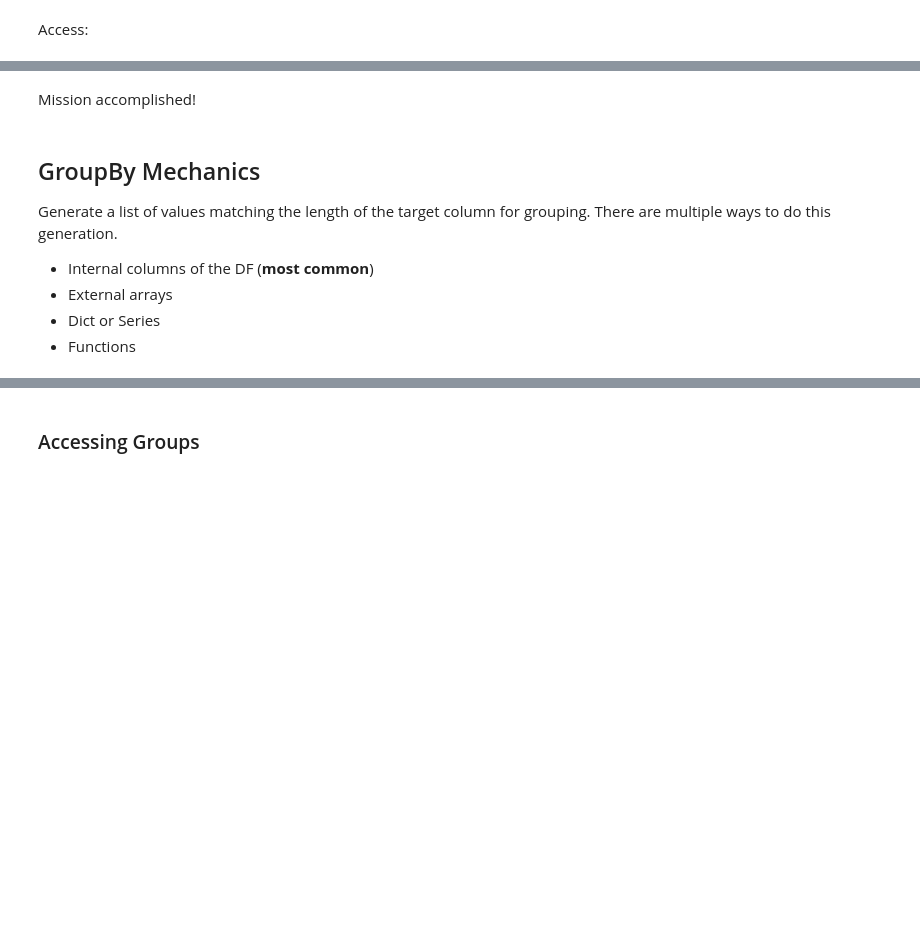
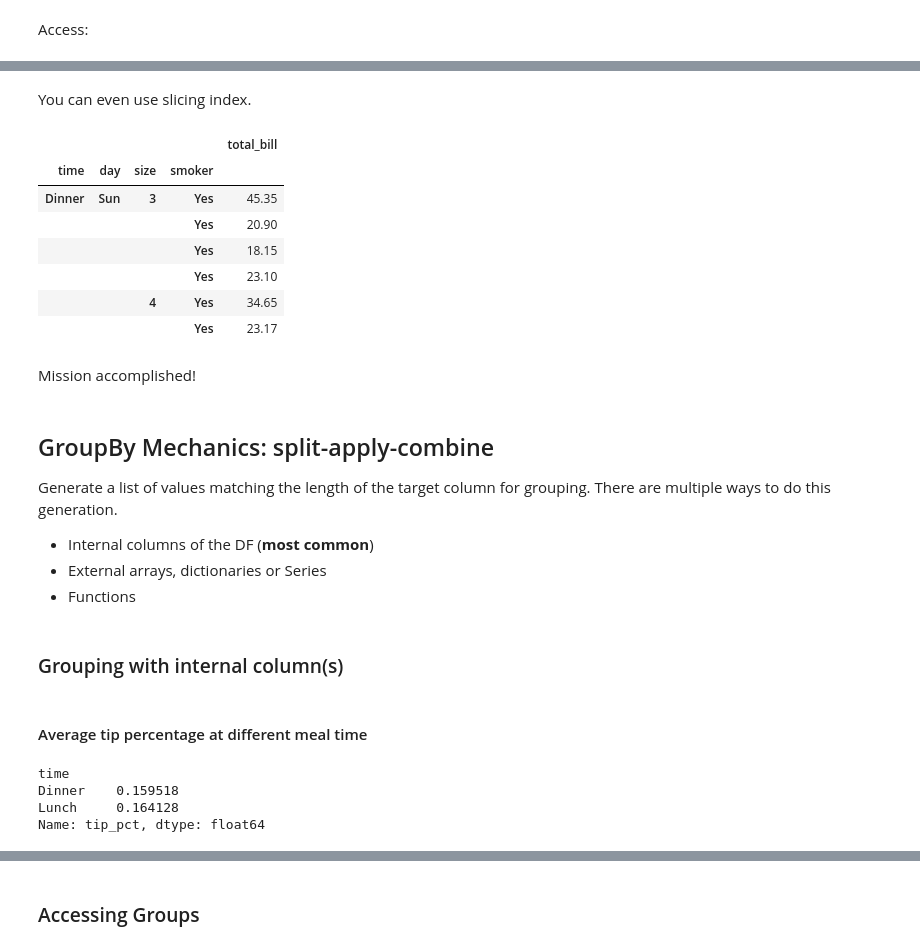
Before and after one commit to weihua77/Data_Science_Daily, a Jupyter notebook: I_Data_Wrangling_Python/4_Grouping_and_Aggregating.ipynb, the cells around one changed output, grey strips where cells are left out. Saved outputs shown, nothing was run; the diff lists cells and outputs as text; code cells hidden in the pictures; blank space fills up the shorter version.

```diff
--- a/I_Data_Wrangling_Python/4_Grouping_and_Aggregation.ipynb
+++ b/I_Data_Wrangling_Python/4_Grouping_and_Aggregating.ipynb
@@ -68,10 +68,33 @@ tips_multi.loc[pd.IndexSlice['Dinner','Sun', 4,'No'], ['total_bill']].head()
+# %% [markdown]
+You can even use slicing index.
+# %%
+tips_multi.loc[pd.IndexSlice['Dinner','Sun', 3:4, 'Yes'], ['total_bill']]
+# %% [output]
+|  |  |  |  | total_bill |
+| time | day | size | smoker |  |
+| Dinner | Sun | 3 | Yes | 45.35 |
+|  |  |  | Yes | 20.90 |
+|  |  |  | Yes | 18.15 |
+|  |  |  | Yes | 23.10 |
+|  |  | 4 | Yes | 34.65 |
+|  |  |  | Yes | 23.17 |
 # %% [markdown]
 Mission accomplished!
 # %% [markdown]
-## <a id='1'> GroupBy Mechanics
+## <a id='1'> GroupBy Mechanics: split-apply-combine
 
 Generate a list of values matching the length of the target column for grouping. There are multiple ways to do this generation. <br>
 - Internal columns of the DF (**most common**)
-- External arrays
-- Dict or Series
+- External arrays, dictionaries or Series
 - Functions
+# %% [markdown]
+### Grouping with internal column(s)
+# %% [markdown]
+#### Average tip percentage at different meal time
+# %%
+tips.groupby('time')['tip_pct'].mean()
+# %% [output]
+time
+Dinner    0.159518
+Lunch     0.164128
+Name: tip_pct, dtype: float64
```
Also changed, not shown: parts of 61 cells of this notebook, 3 other files.
